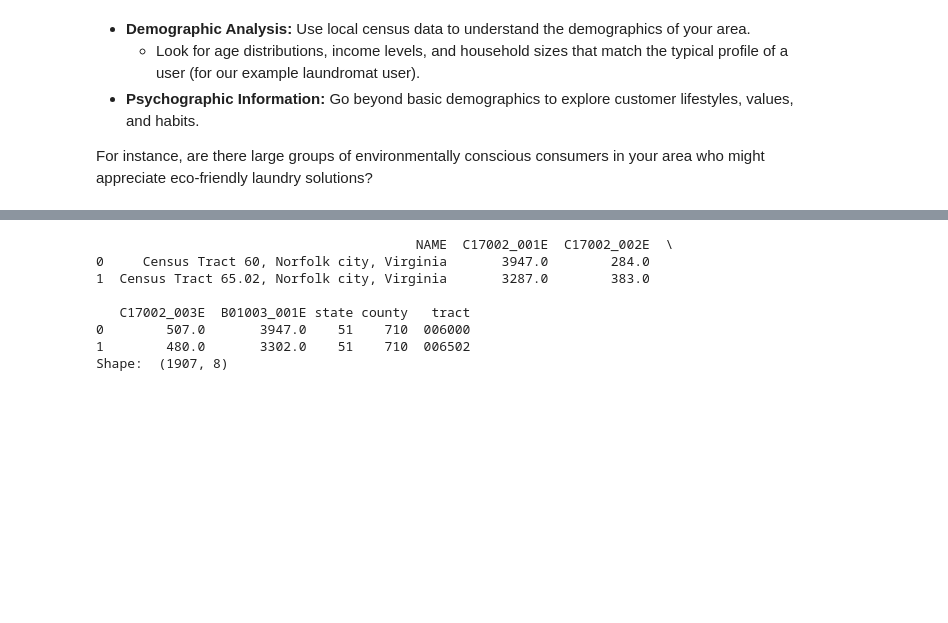
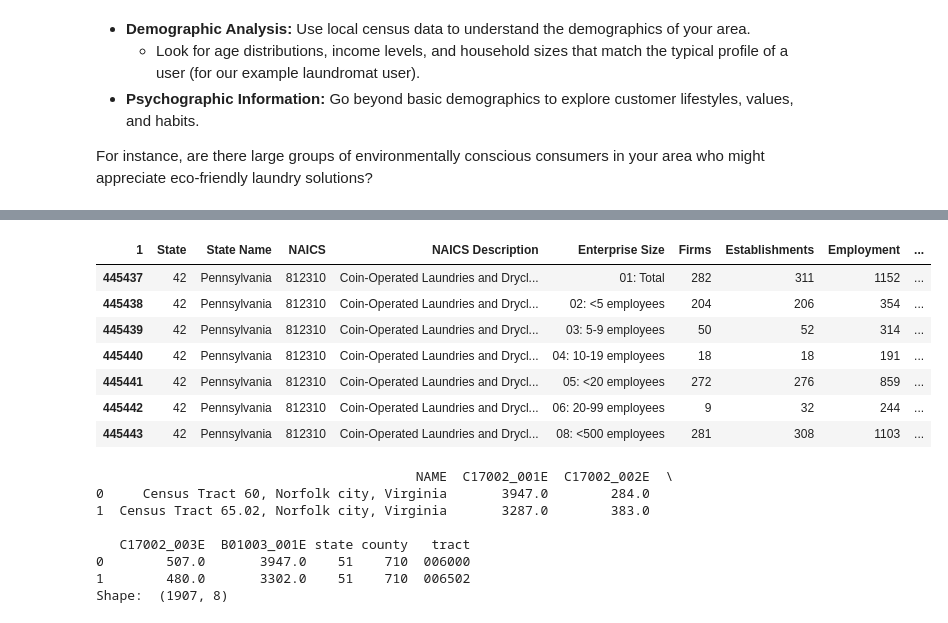
Before and after one commit to beauvilerobed/compass, a Jupyter notebook: strategy.ipynb, the cells around one changed output, grey strips where cells are left out. Saved outputs shown, nothing was run; the diff lists cells and outputs as text; code cells hidden in the pictures; blank space fills up the shorter version.

Commit message:
updated strategy with census data!

```diff
--- a/strategy.ipynb
+++ b/strategy.ipynb
@@ -37,3 +37,5 @@ from us import states
 
 # Created modules
 from ipython_config import CENSUS_KEY
+# %%
+stats = pd.read_excel('data/us_state_6digitnaics_2022.xlsx')
@@ -40,3 +55,20 @@ from ipython_config import CENSUS_KEY
+# %%
+stats.columns = stats.iloc[1]
+# %%
+stats = stats.iloc[2:]
+# %%
+laudromat = stats[(stats['NAICS'] == '812310') & (stats['State'] != '00')]
+# %%
+laudromat[laudromat['State Name'] == 'Pennsylvania']
+# %% [output]
+| 1 | State | State Name | NAICS | NAICS Description | Enterprise Size | Firms | Establishments | Employment | ... |
+| 445437 | 42 | Pennsylvania | 812310 | Coin-Operated Laundries and Drycl... | 01: Total | 282 | 311 | 1152 | ... |
+| 445438 | 42 | Pennsylvania | 812310 | Coin-Operated Laundries and Drycl... | 02: <5 employees | 204 | 206 | 354 | ... |
+| 445439 | 42 | Pennsylvania | 812310 | Coin-Operated Laundries and Drycl... | 03: 5-9 employees | 50 | 52 | 314 | ... |
+| 445440 | 42 | Pennsylvania | 812310 | Coin-Operated Laundries and Drycl... | 04: 10-19 employees | 18 | 18 | 191 | ... |
+| 445441 | 42 | Pennsylvania | 812310 | Coin-Operated Laundries and Drycl... | 05: <20 employees | 272 | 276 | 859 | ... |
+| 445442 | 42 | Pennsylvania | 812310 | Coin-Operated Laundries and Drycl... | 06: 20-99 employees | 9 | 32 | 244 | ... |
+| 445443 | 42 | Pennsylvania | 812310 | Coin-Operated Laundries and Drycl... | 08: <500 employees | 281 | 308 | 1103 | ... |
 # %%
 # Set API key
 c = Census(CENSUS_KEY)
```
Also changed, not shown: parts of 8 cells of this notebook.
